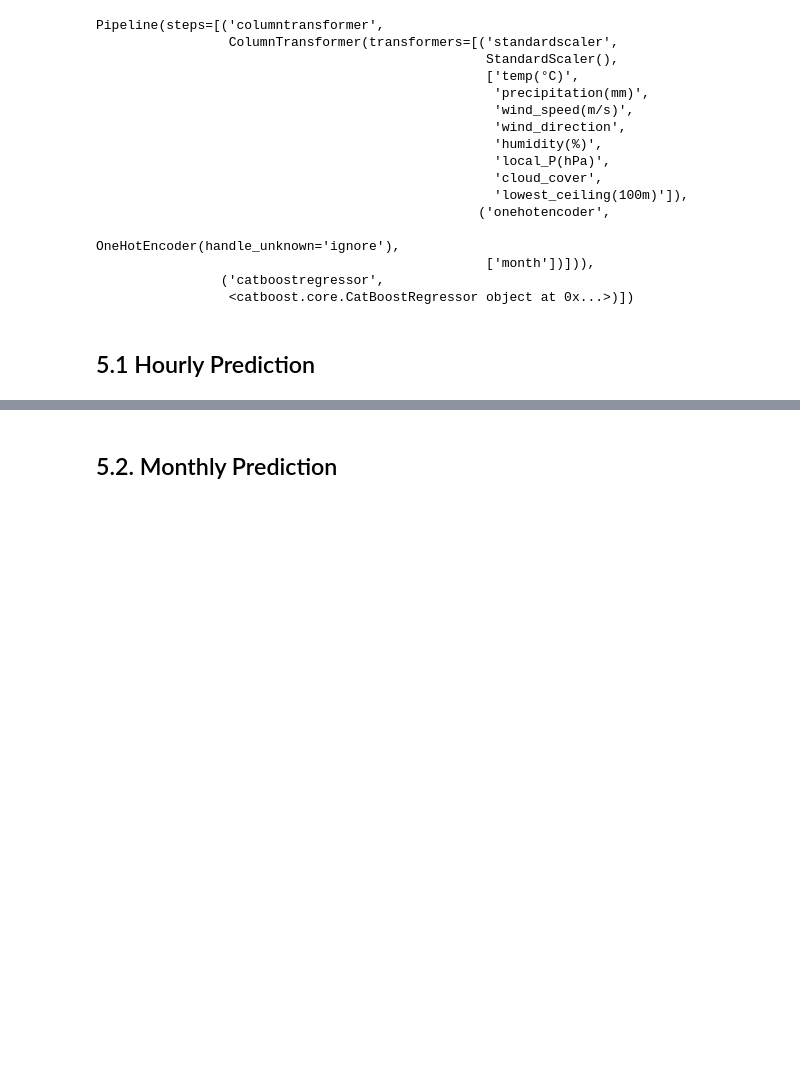
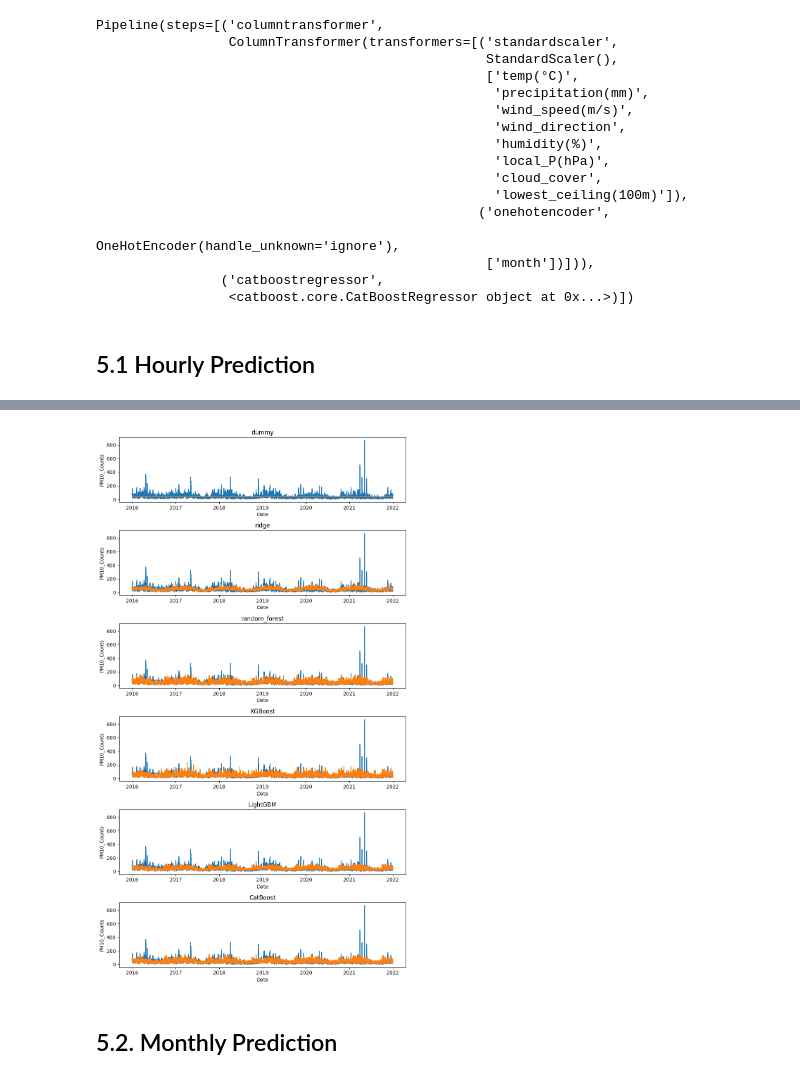
Before and after one commit to johnwslee/fine_dust_analysis, a Jupyter notebook: notebooks/2_machine_learning.ipynb, the cells around one changed output, grey strips where cells are left out. Saved outputs shown, nothing was run; the diff lists cells and outputs as text; code cells hidden in the pictures; blank space fills up the shorter version.

```diff
--- a/notebooks/2_machine_learning.ipynb
+++ b/notebooks/2_machine_learning.ipynb
@@ -214,8 +214,3 @@ for name, model in models.items():
     test_df[f"{name}_prediction"] = np.expm1(model.predict(X_test))
 # %% [markdown]
 ## 5.1 Hourly Prediction
-# %%
-for name, model in models.items():
-    fig = test_df[["PM10_Counts", f"{name}_prediction"]].plot(figsize=(12, 3))
-    fig.set_title(f"{name}")
-    plt.show()
@@ -229,3 +217,16 @@ for name, model in models.items():
+# %%
+fig, axs = plt.subplots(figsize=(9, 16), nrows=6, ncols=1)
+
+for i, name in enumerate(models.keys()):
+    axs[i].plot(test_df.index, test_df["PM10_Counts"], label="PM10_Counts")
+    axs[i].plot(test_df.index, test_df[f"{name}_prediction"], label=f"{name}_prediction")
+    axs[i].set_title(f"{name}")
+    axs[i].set_xlabel("Date")
+    axs[i].set_ylabel("PM10_Counts")
+fig.tight_layout()
+plt.show()
+# %% [output]
+[figure, added]
 # %%
 # Due to the size of notebooks, the following codes for plotly were commented.
 # import plotly.graph_objects as go
```
Also changed, not shown: parts of 7 cells of this notebook, 10 other files.
